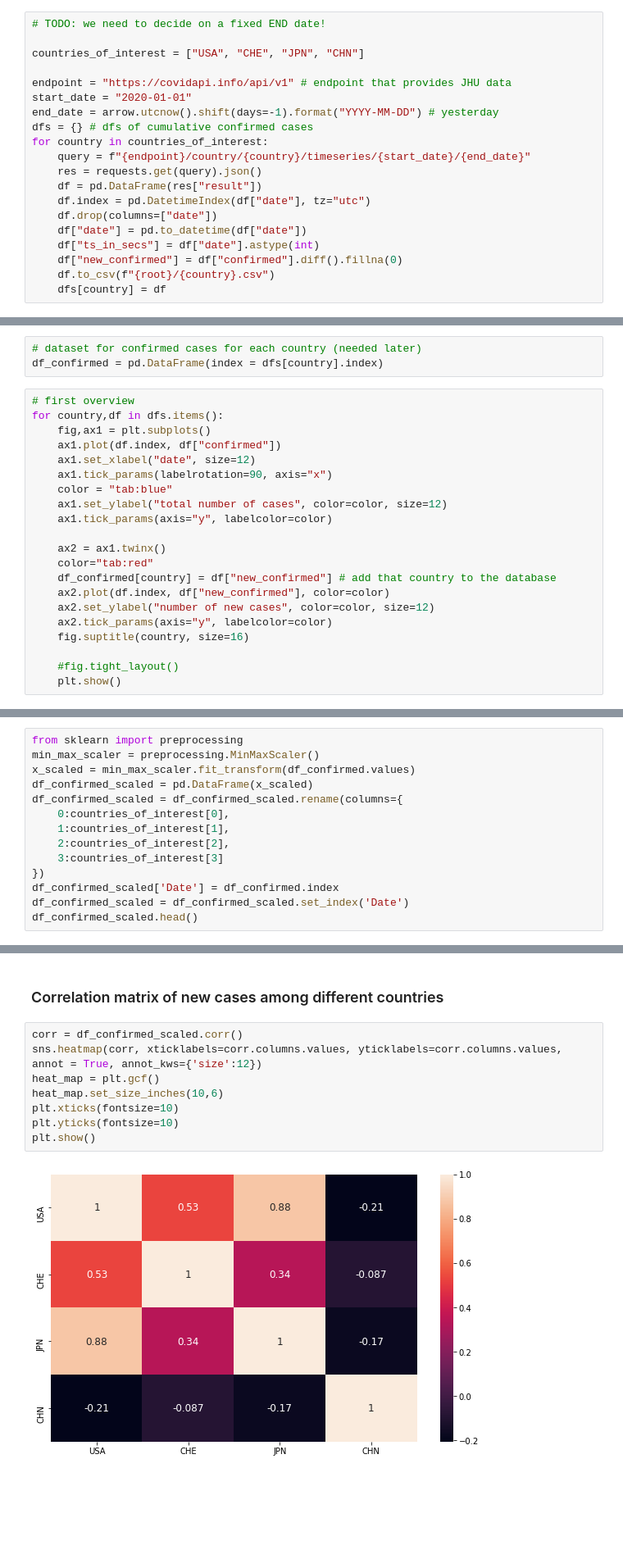
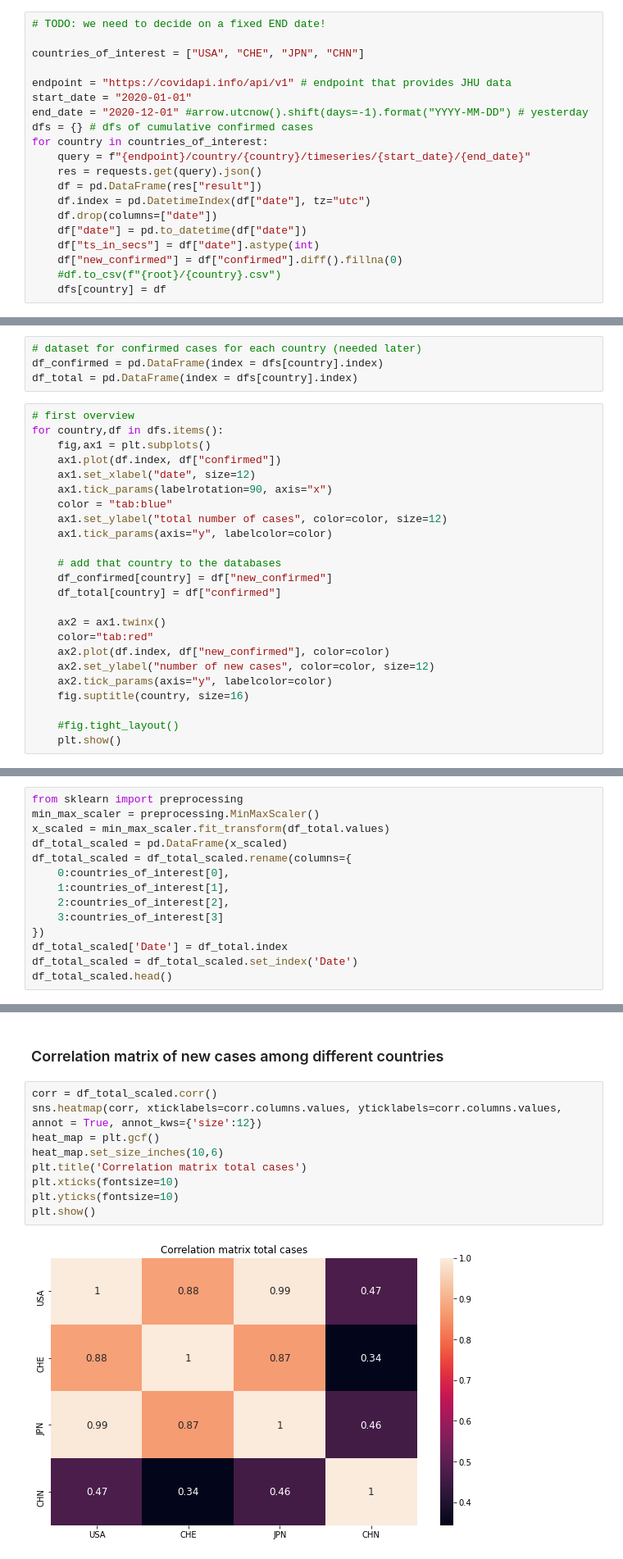
Before and after one commit to anitamezzetti/covid_impact_stocks_volatility, a Jupyter notebook: AnitaVersion_FinBigData_1.ipynb, the cells around one changed output, grey strips where cells are left out. Shown at 82% size. Drawn from its saved outputs; the diff is of its cells as text; blank space fills up the shorter version.

Commit message:
correlation matrices

```diff
--- a/AnitaVersion_FinBigData_1.ipynb
+++ b/AnitaVersion_FinBigData_1.ipynb
@@ -75,7 +69,7 @@ countries_of_interest = ["USA", "CHE", "JPN", "CHN"]
 
 endpoint = "https://covidapi.info/api/v1" # endpoint that provides JHU data
 start_date = "2020-01-01"
-end_date = arrow.utcnow().shift(days=-1).format("YYYY-MM-DD") # yesterday
+end_date = "2020-12-01" #arrow.utcnow().shift(days=-1).format("YYYY-MM-DD") # yesterday
 dfs = {} # dfs of cumulative confirmed cases
 for country in countries_of_interest:
     query = f"{endpoint}/country/{country}/timeseries/{start_date}/{end_date}"
@@ -86,13 +80,14 @@ for country in countries_of_interest:
     df["date"] = pd.to_datetime(df["date"])
     df["ts_in_secs"] = df["date"].astype(int)
     df["new_confirmed"] = df["confirmed"].diff().fillna(0)
-    df.to_csv(f"{root}/{country}.csv")
+    #df.to_csv(f"{root}/{country}.csv")
     dfs[country] = df
 # %% [markdown]
 ## Analysis
 # %%
 # dataset for confirmed cases for each country (needed later)
 df_confirmed = pd.DataFrame(index = dfs[country].index)
+df_total = pd.DataFrame(index = dfs[country].index)
 # %%
 # first overview
 for country,df in dfs.items():
@@ -104,9 +99,12 @@ for country,df in dfs.items():
     ax1.set_ylabel("total number of cases", color=color, size=12)
     ax1.tick_params(axis="y", labelcolor=color)
 
+    # add that country to the databases
+    df_confirmed[country] = df["new_confirmed"]
+    df_total[country] = df["confirmed"]
+
     ax2 = ax1.twinx()
     color="tab:red"
-    df_confirmed[country] = df["new_confirmed"] # add that country to the database
     ax2.plot(df.index, df["new_confirmed"], color=color)
     ax2.set_ylabel("number of new cases", color=color, size=12)
     ax2.tick_params(axis="y", labelcolor=color)
@@ -252,17 +252,17 @@ Normalize data
 # %%
 from sklearn import preprocessing
 min_max_scaler = preprocessing.MinMaxScaler()
-x_scaled = min_max_scaler.fit_transform(df_confirmed.values)
-df_confirmed_scaled = pd.DataFrame(x_scaled)
-df_confirmed_scaled = df_confirmed_scaled.rename(columns={
+x_scaled = min_max_scaler.fit_transform(df_total.values)
+df_total_scaled = pd.DataFrame(x_scaled)
+df_total_scaled = df_total_scaled.rename(columns={
     0:countries_of_interest[0],
     1:countries_of_interest[1],
     2:countries_of_interest[2],
     3:countries_of_interest[3]
 })
-df_confirmed_scaled['Date'] = df_confirmed.index
-df_confirmed_scaled = df_confirmed_scaled.set_index('Date')
-df_confirmed_scaled.head()
+df_total_scaled['Date'] = df_total.index
+df_total_scaled = df_total_scaled.set_index('Date')
+df_total_scaled.head()
 # %% [output]
 |  | USA | CHE | JPN | CHN |
 | Date |  |  |  |  |
@@ -280,15 +280,16 @@ plt.show()
 # %% [markdown]
 ### Correlation matrix of new cases among different countries
 # %%
-corr = df_confirmed_scaled.corr()
+corr = df_total_scaled.corr()
 sns.heatmap(corr, xticklabels=corr.columns.values, yticklabels=corr.columns.values, annot = True, annot_kws={'size':12})
 heat_map = plt.gcf()
 heat_map.set_size_inches(10,6)
+plt.title('Correlation matrix total cases')
 plt.xticks(fontsize=10)
 plt.yticks(fontsize=10)
 plt.show()
 # %% [output]
-[figure, old version]
+[figure, new version]
 # %%
 for country,df in dfs.items():
   # ...
```
Also changed, not shown: parts of 11 cells of this notebook.
